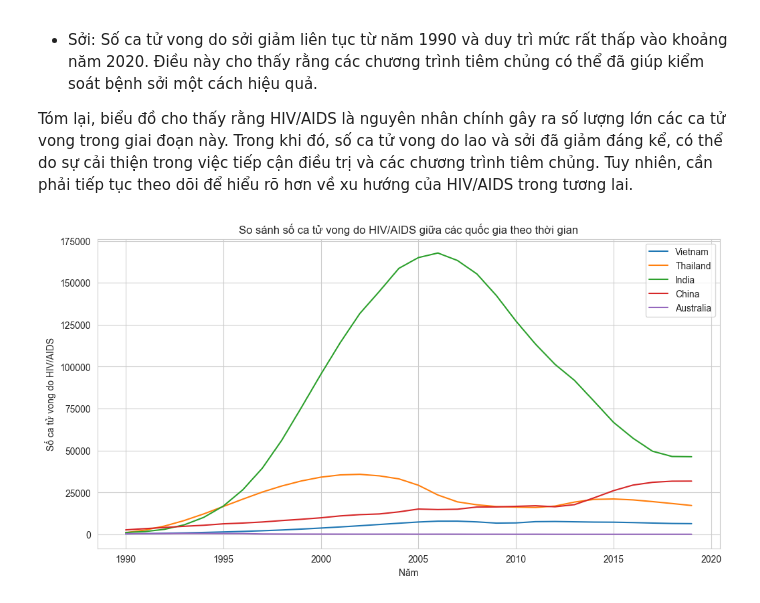
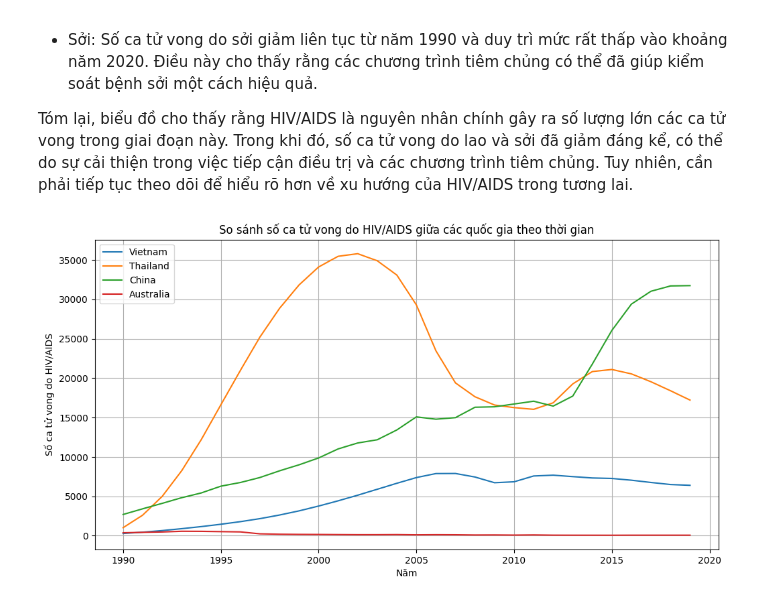
Before and after one commit to hoangvu1806/Analyze-annual-death-data, a Jupyter notebook: analysis.ipynb, the cells around one changed output. Cells and saved outputs as stored; diff of their text form; code cells hidden in the pictures.

```diff
--- a/analysis.ipynb
+++ b/analysis.ipynb
@@ -259,26 +304,26 @@ plt.show()
 
 Tóm lại, biểu đồ cho thấy rằng HIV/AIDS là nguyên nhân chính gây ra số lượng lớn các ca tử vong trong giai đoạn này. Trong khi đó, số ca tử vong do lao và sởi đã giảm đáng kể, có thể do sự cải thiện trong việc tiếp cận điều trị và các chương trình tiêm chủng. Tuy nhiên, cần phải tiếp tục theo dõi để hiểu rõ hơn về xu hướng của HIV/AIDS trong tương lai.
 # %%
-countries = ['Vietnam', 'Thailand', 'India', 'China','Australia']
+countries = ['Vietnam', 'Thailand', 'China','Australia']
 
 # Chọn nguyên nhân gây tử vong cần phân tích
 cause_of_death = 'HIV/AIDS fatalities'
 
 # Tạo DataFrame mới chứa thông tin cần thiết
 df_selected = df[df['Entity'].isin(countries) & (df['Year'] >= 1990)]
 
 # Vẽ biểu đồ
 plt.figure(figsize=(12, 6))
 for country in countries:
     data = df_selected[df_selected['Entity'] == country]
     plt.plot(data['Year'], data[cause_of_death], label=country)
 
 plt.xlabel('Năm')
-plt.yscale("linear")
+plt.yscale('linear')
 plt.ylabel('Số ca tử vong do HIV/AIDS')
 plt.title('So sánh số ca tử vong do HIV/AIDS giữa các quốc gia theo thời gian')
 plt.legend()
 plt.grid(True)
 plt.show()
 # %% [output]
-[figure, old version]
+[figure, new version]
```
Also changed, not shown: parts of 9 cells of this notebook.
